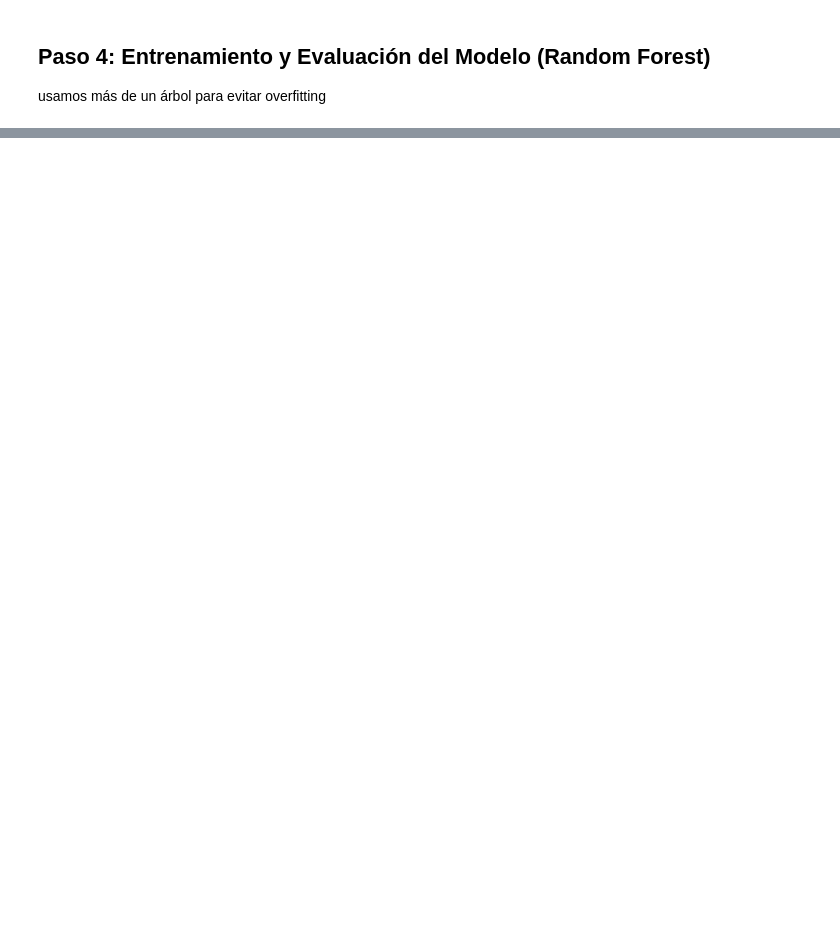
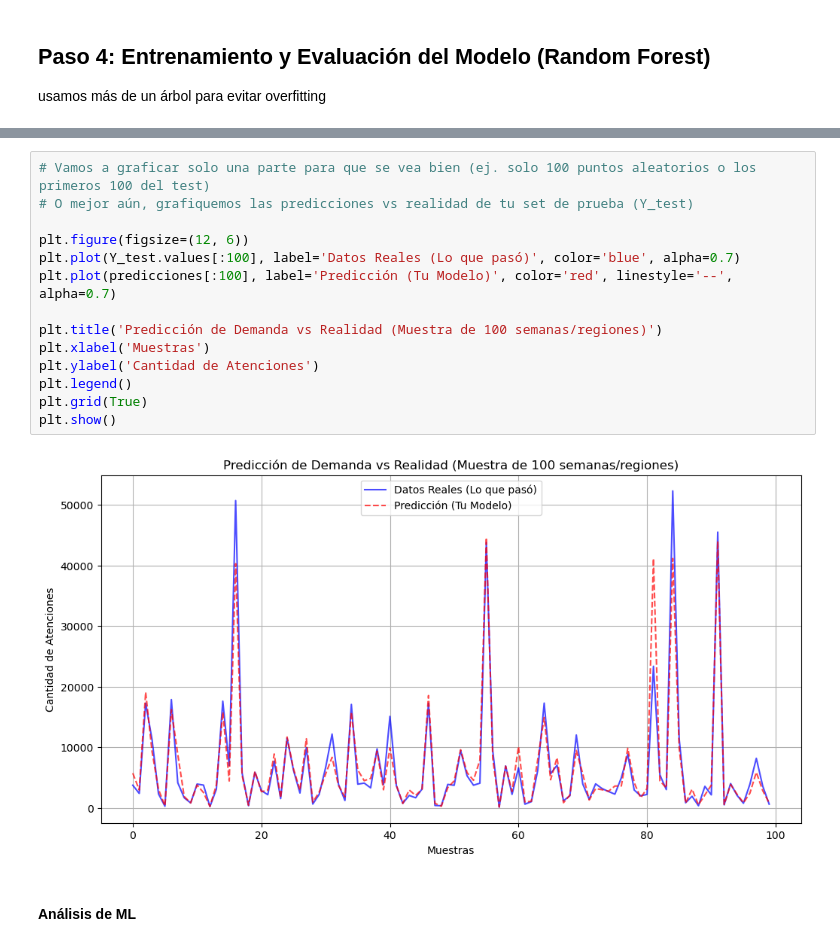
Before and after one commit to JoabVJ/project-imt2200, a Jupyter notebook: Entrega inicial/notebooks/01_EDA_enfermedades_respiratorias.ipynb, the cells around one changed output, grey strips where cells are left out. Drawn from its saved outputs; the diff is of its cells as text; blank space fills up the shorter version.

```diff
--- a/Entrega inicial/notebooks/01_EDA_enfermedades_respiratorias.ipynb
+++ b/Entrega inicial/notebooks/01_EDA_enfermedades_respiratorias.ipynb
@@ -1918,0 +2266,18 @@ print(classification_report(Y_test, Y_pred_knn, zero_division=0))
+# %%
+# Vamos a graficar solo una parte para que se vea bien (ej. solo 100 puntos aleatorios o los primeros 100 del test)
+# O mejor aún, grafiquemos las predicciones vs realidad de tu set de prueba (Y_test)
+
+plt.figure(figsize=(12, 6))
+plt.plot(Y_test.values[:100], label='Datos Reales (Lo que pasó)', color='blue', alpha=0.7)
+plt.plot(predicciones[:100], label='Predicción (Tu Modelo)', color='red', linestyle='--', alpha=0.7)
+
+plt.title('Predicción de Demanda vs Realidad (Muestra de 100 semanas/regiones)')
+plt.xlabel('Muestras')
+plt.ylabel('Cantidad de Atenciones')
+plt.legend()
+plt.grid(True)
+plt.show()
+# %% [output]
+[figure, added]
+# %% [markdown]
+#### Análisis de ML
```
Also changed, not shown: parts of 37 cells of this notebook.
